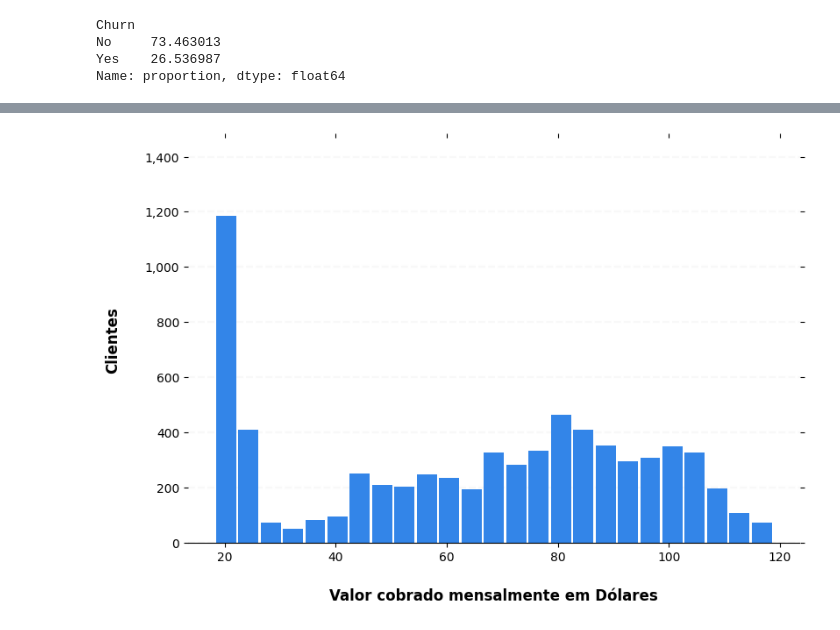
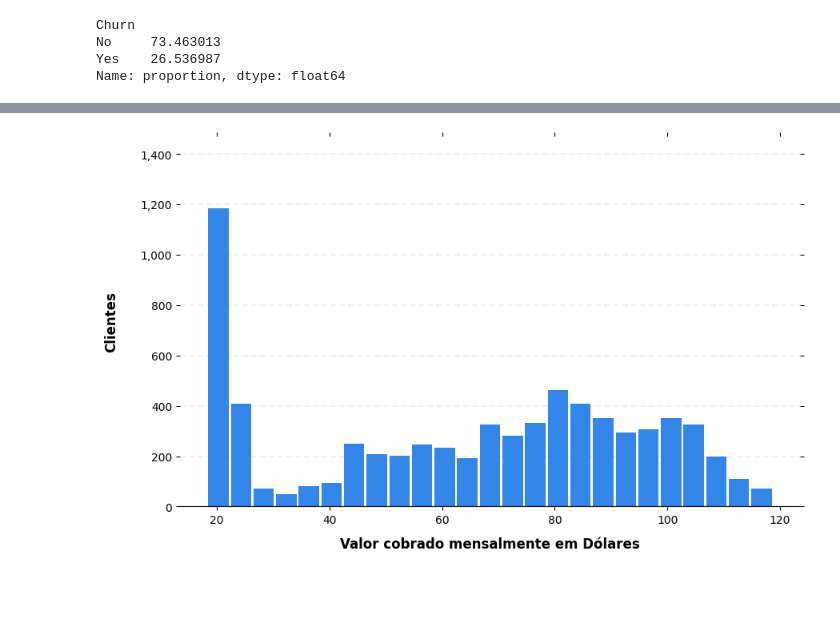
Before and after one commit to Rmonn25/telco-churn, a Jupyter notebook: notebooks/01_eda.ipynb, the cells around one changed output, grey strips where cells are left out. Saved outputs shown, nothing was run; the diff lists cells and outputs as text; code cells hidden in the pictures; blank space fills up the shorter version.

```diff
--- a/notebooks/01_eda.ipynb
+++ b/notebooks/01_eda.ipynb
@@ -11,7 +14,7 @@ pd.set_option("display.max_columns", None)
 pd.set_option("display.max_rows", None)
 # %%
 # Extraindo os dados e dando e visualizando as 5 primeiras linhas
-df = pd.read_csv("data/Telco-Customer-Churn.csv")
+df = pd.read_csv("../data/Telco-Customer-Churn.csv")
 
 df.head()
 # %% [output]
@@ -201,32 +222,32 @@ Name: proportion, dtype: float64
 # %%
 # Grafico de histograma
 ax = df.hist(column="MonthlyCharges",
              bins=25,
              grid=False,
-             figsize=(9, 6),
+             figsize=(10, 6),
              color='#3385e8',
              zorder=2,
              rwidth=0.9)
 
 ax = ax[0]
 for x in ax:
 
     x.spines["right"].set_visible(False)
     x.spines["top"].set_visible(False)
     x.spines["left"].set_visible(False)
 
     x.tick_params(axis="both", which="both", bottom="off", top="off", labelbottom="on", left="off", right="off", labelleft="on")
 
     vals = x.get_yticks()
     for tick in vals:
-        x.axhline(y=tick, linestyle='dashed', alpha=0.4, color='#eeeeee', zorder=1)
+        x.axhline(y=tick, linestyle='dashed', alpha=0.4, color="#DEDEDE", zorder=1)
 
     x.set_title("")
 
-    x.set_xlabel("Valor cobrado mensalmente em Dólares", labelpad=20, weight='bold', size=12)
+    x.set_xlabel("Valor cobrado mensalmente em Dólares", labelpad=10, weight='bold', size=12)
 
     x.set_ylabel("Clientes", labelpad=20, weight='bold', size=12)
 
     x.yaxis.set_major_formatter(StrMethodFormatter('{x:,g}'))
 # %% [output]
-[figure, old version]
+[figure, new version]
```
Also changed, not shown: parts of 2 cells of this notebook.
